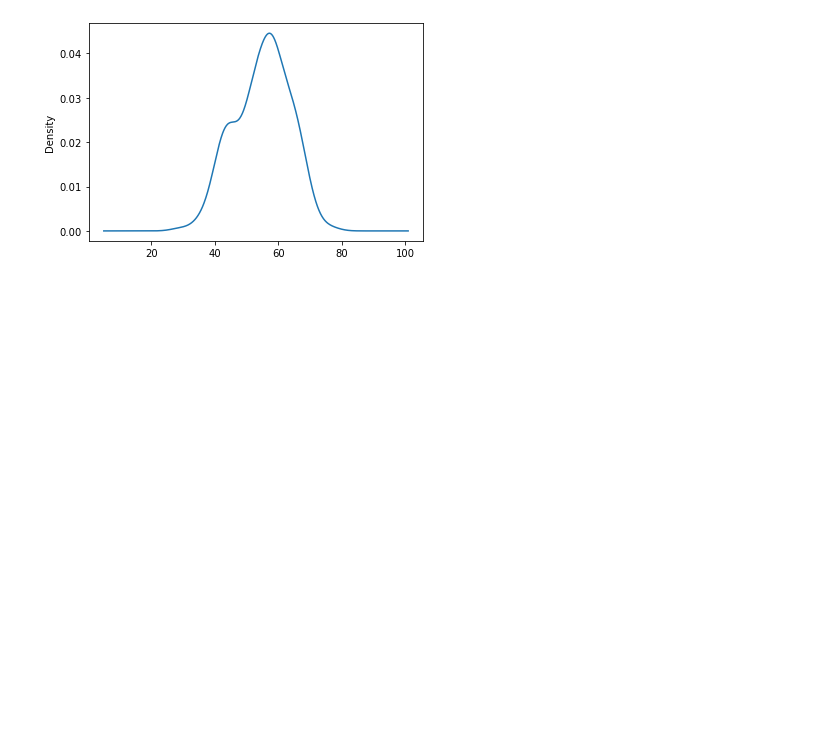
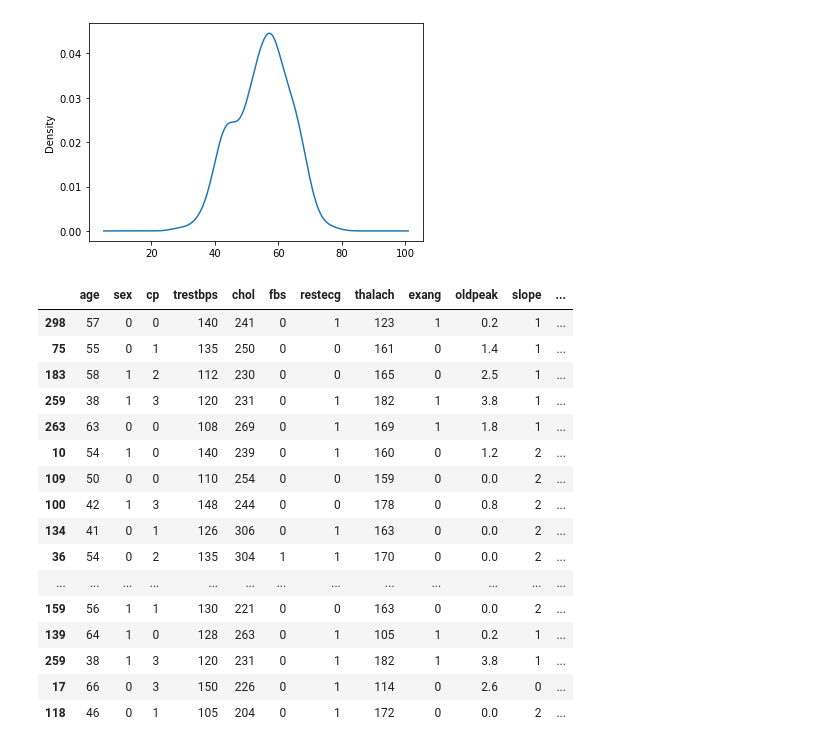
Before and after one commit to GianIsNotDead/data_science_concept, a Jupyter notebook: bootstrap/example.ipynb, the cells around one changed output. Drawn from its saved outputs; the diff is of its cells as text; code cells hidden in the pictures; blank space fills up the shorter version.

```diff
--- a/bootstrap/example.ipynb
+++ b/bootstrap/example.ipynb
@@ -73,0 +76,20 @@ df[df["chol"] > 200]["age"].plot.kde()
+# %%
+t_sample
+# %% [output]
+|  | age | sex | cp | trestbps | chol | fbs | restecg | thalach | exang | oldpeak | slope | ... |
+| 298 | 57 | 0 | 0 | 140 | 241 | 0 | 1 | 123 | 1 | 0.2 | 1 | ... |
+| 75 | 55 | 0 | 1 | 135 | 250 | 0 | 0 | 161 | 0 | 1.4 | 1 | ... |
+| 183 | 58 | 1 | 2 | 112 | 230 | 0 | 0 | 165 | 0 | 2.5 | 1 | ... |
+| 259 | 38 | 1 | 3 | 120 | 231 | 0 | 1 | 182 | 1 | 3.8 | 1 | ... |
+| 263 | 63 | 0 | 0 | 108 | 269 | 0 | 1 | 169 | 1 | 1.8 | 1 | ... |
+| 10 | 54 | 1 | 0 | 140 | 239 | 0 | 1 | 160 | 0 | 1.2 | 2 | ... |
+| 109 | 50 | 0 | 0 | 110 | 254 | 0 | 0 | 159 | 0 | 0.0 | 2 | ... |
+| 100 | 42 | 1 | 3 | 148 | 244 | 0 | 0 | 178 | 0 | 0.8 | 2 | ... |
+| 134 | 41 | 0 | 1 | 126 | 306 | 0 | 1 | 163 | 0 | 0.0 | 2 | ... |
+| 36 | 54 | 0 | 2 | 135 | 304 | 1 | 1 | 170 | 0 | 0.0 | 2 | ... |
+| ... | ... | ... | ... | ... | ... | ... | ... | ... | ... | ... | ... | ... |
+| 159 | 56 | 1 | 1 | 130 | 221 | 0 | 0 | 163 | 0 | 0.0 | 2 | ... |
+| 139 | 64 | 1 | 0 | 128 | 263 | 0 | 1 | 105 | 1 | 0.2 | 1 | ... |
+| 259 | 38 | 1 | 3 | 120 | 231 | 0 | 1 | 182 | 1 | 3.8 | 1 | ... |
+| 17 | 66 | 0 | 3 | 150 | 226 | 0 | 1 | 114 | 0 | 2.6 | 0 | ... |
+| 118 | 46 | 0 | 1 | 105 | 204 | 0 | 1 | 172 | 0 | 0.0 | 2 | ... |
```
Also changed, not shown: parts of 9 cells of this notebook.
